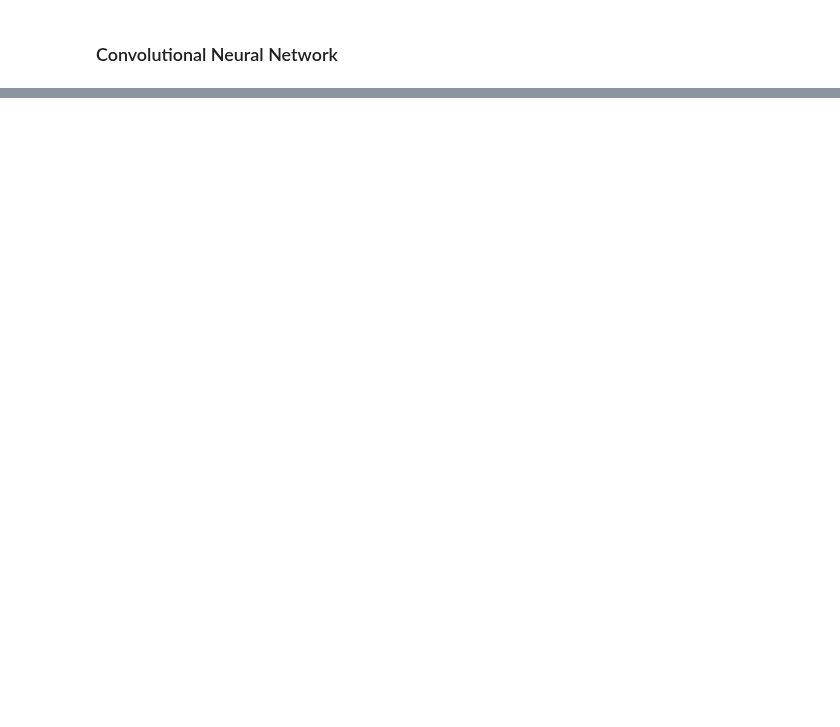
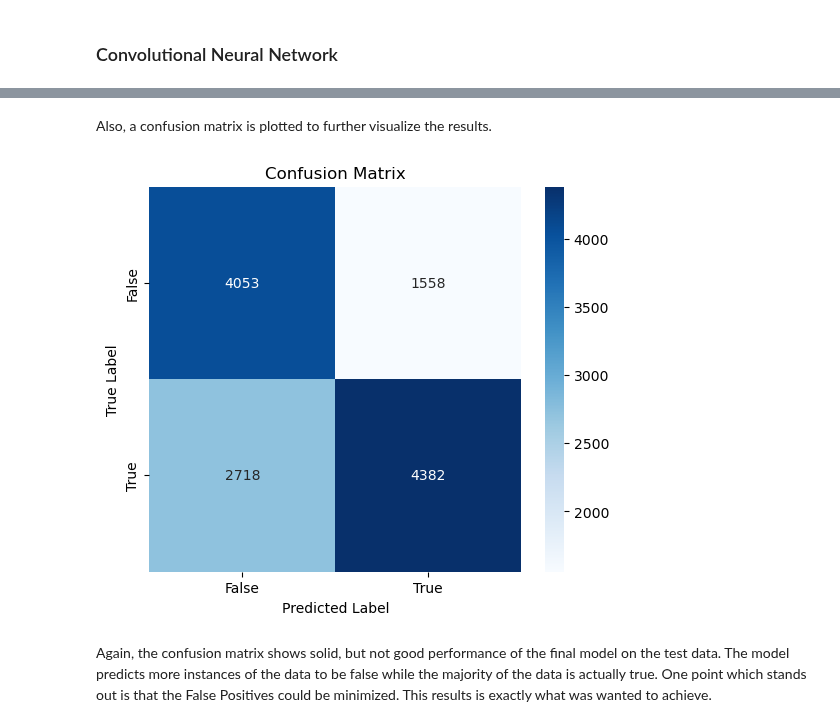
Before and after one commit to felixdaubner/fake-news-detection, a Jupyter notebook: 06_model-training.ipynb, the cells around one changed output, grey strips where cells are left out. Saved outputs shown, nothing was run; the diff lists cells and outputs as text; code cells hidden in the pictures; blank space fills up the shorter version.

```diff
--- a/06_model-training.ipynb
+++ b/06_model-training.ipynb
@@ -548,0 +771,4 @@ y_test = prepareTarget(y_test)
+# %%
+final_model = models[2]
+# %%
+final_hist = final_model.fit([X_train_enc_full, X_train_token_full], y_train_full, batch_size=64, epochs=10, validation_data=([X_test_enc, X_test_token], y_test))
@@ -548,0 +826,2 @@ y_test = prepareTarget(y_test)
+# %%
+test_predict = (final_model.predict([X_test_enc, X_test_token]) >= 0.5).astype(int)
@@ -548,0 +830,17 @@ y_test = prepareTarget(y_test)
+# %% [markdown]
+Also, a confusion matrix is plotted to further visualize the results.
+# %%
+confusion = confusion_matrix(y_test, test_predict)
+# %%
+plt.figure(figsize=(6, 5))
+sns.heatmap(confusion, annot=True, fmt='d', cmap='Blues', xticklabels=["False", "True"], yticklabels=["False", "True"])
+
+plt.xlabel("Predicted Label")
+plt.ylabel("True Label")
+plt.title("Confusion Matrix")
+plt.show()
+# %% [output]
+[figure, added]
+# %% [markdown]
+Again, the confusion matrix shows solid, but not good performance of the final model on the test data. The model predicts more instances of the data to be false while the majority of the data is actually true.
+One point which stands out is that the False Positives could be minimized. This results is exactly what was wanted to achieve.
```
Also changed, not shown: parts of 77 cells of this notebook.
